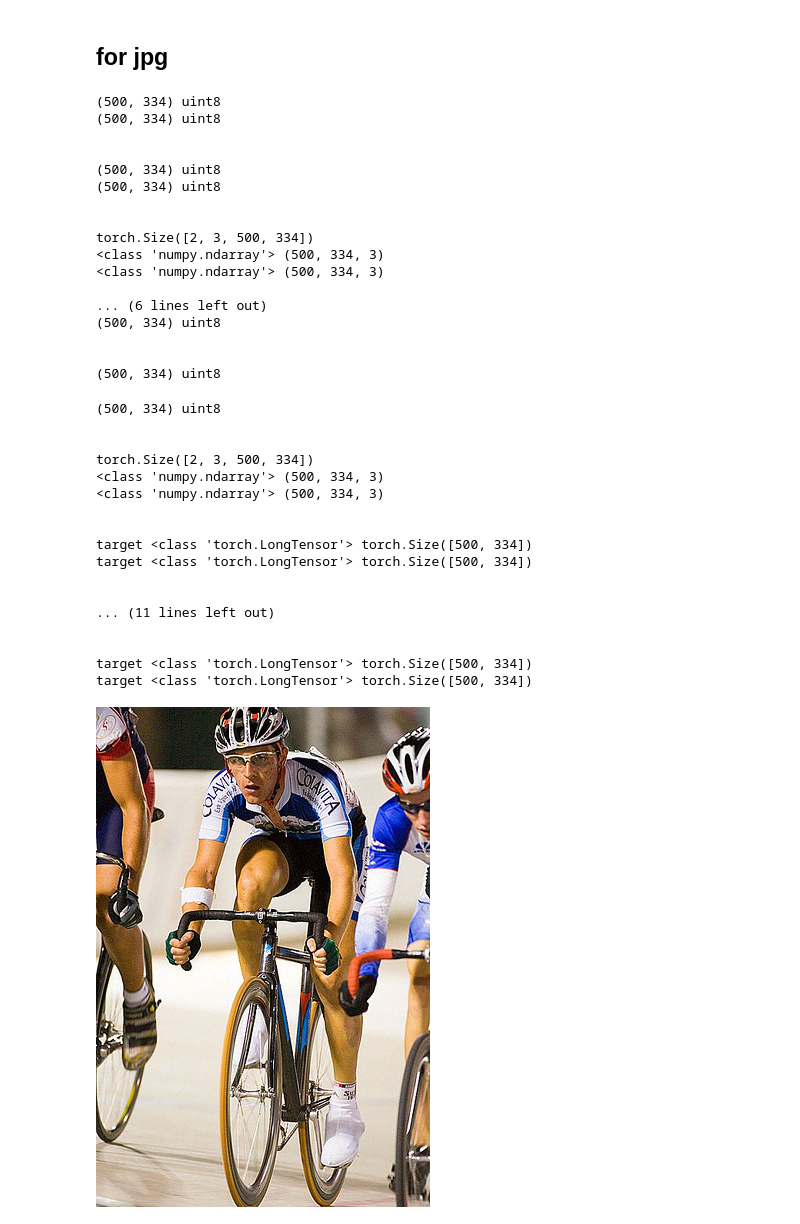
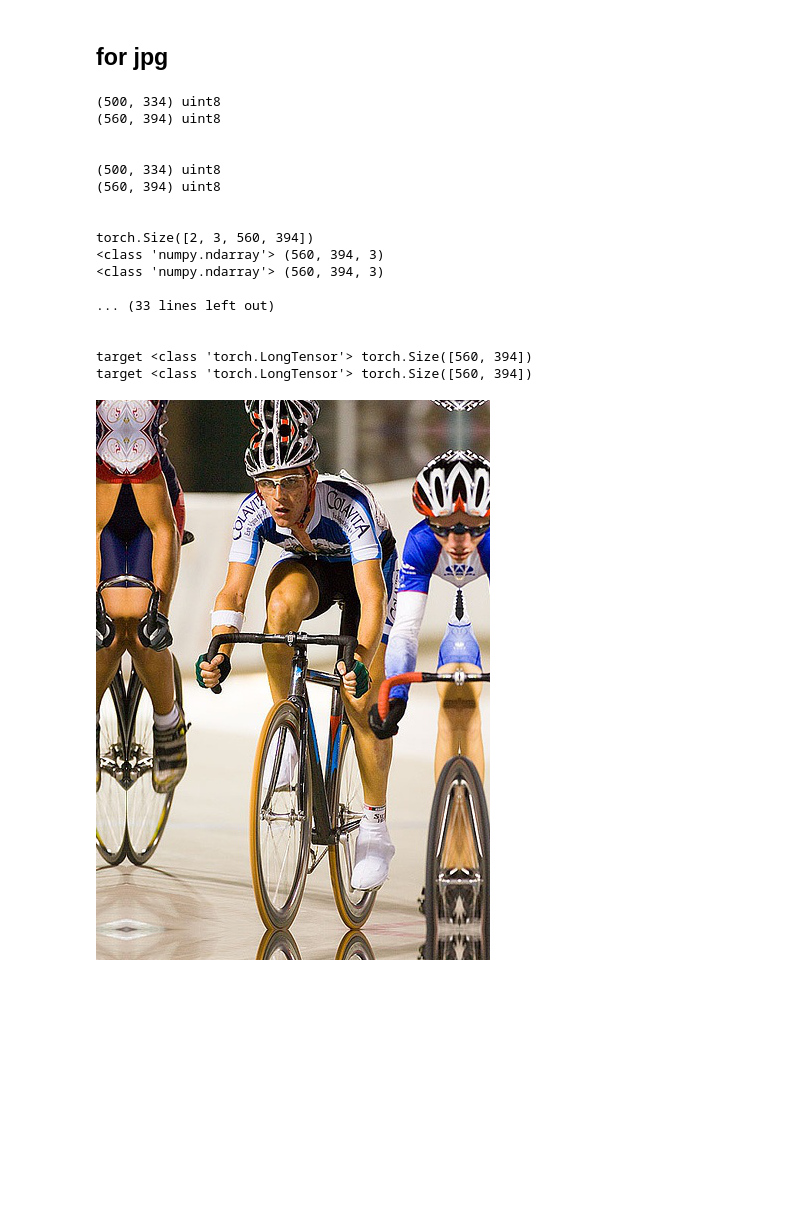
Before and after one commit to AlanMorningLight/torchvision-enhance, a Jupyter notebook: senmatic_segmentation.ipynb, the cells around one changed output. Drawn from its saved outputs; the diff is of its cells as text; code cells hidden in the pictures; blank space fills up the shorter version.

```diff
--- a/senmatic_segmentation.ipynb
+++ b/senmatic_segmentation.ipynb
@@ -35,7 +35,8 @@ transform = transform_multi.SegCompose([
 #     transform_multi.SegRandomFlip(),
 #     transform_multi.SegRandomCrop((300,300)),
 #     transform_multi.SegRandomShift(1, 30, 30),
-      transform_multi.SegRandomNoise(1,8,0,0.0001),
+#       transform_multi.SegRandomNoise(1,8,0,0.0001),
+        transform_multi.SegPad([(30,30),(30,30),(0,0)],"reflect"),
 #       transform_multi.SegGaussianBlur(1),
 #     transform_multi.SegPieceTransfor(1,warp_left_right=10,warp_up_down=10),
     transform_multi.SegToTensor()
@@ -68,59 +69,42 @@ for step, (inputs, targets) in enumerate(trainloader):
         # subplot = int(''.join(str(x) for x in [1, batch_size, idx + 1]))
         print(type(img_ndarr), img_ndarr.shape)
         img = Image.fromarray(img_ndarr)
         target = Image.fromarray(img_ndarr)
         # tifffile.imshow(img_ndarr[:, :, [3, 2, 1]], figure=fig, subplot=subplot)
     # plt.savefig('./sample-data/plot/{}.png'.format(step), bbox_inches='tight')
     print('\n')
     for idx, item in enumerate(targets):
         item = torch.squeeze(item, 0)
 #         img_ndarr = transform_multi.to_ndarray(item)
         # subplot = int(''.join(str(x) for x in [1, batch_size, idx + 1]))
         print('target', type(item), item.shape)
         a = item.numpy()
         img_new = a.astype(np.uint8)
         target = Image.fromarray(img_new)
 #         target = Image.fromarray(item)
         # tifffile.imshow(img_ndarr[:, :, [3, 2, 1]], figure=fig, subplot=subplot)
     # plt.savefig('./sample-data/plot/{}.png'.format(step), bbox_inches='tight')
     print('\n')
 img
 # %% [output]
 (500, 334) uint8
-(500, 334) uint8
+(560, 394) uint8
 
 
 (500, 334) uint8
-(500, 334) uint8
+(560, 394) uint8
 
 
-torch.Size([2, 3, 500, 334])
-<class 'numpy.ndarray'> (500, 334, 3)
-<class 'numpy.ndarray'> (500, 334, 3)
+torch.Size([2, 3, 560, 394])
+<class 'numpy.ndarray'> (560, 394, 3)
+<class 'numpy.ndarray'> (560, 394, 3)
 
-... (6 lines left out)
-(500, 334) uint8
+... (33 lines left out)
 
 
-(500, 334) uint8
+target <class 'torch.LongTensor'> torch.Size([560, 394])
+target <class 'torch.LongTensor'> torch.Size([560, 394])
-(500, 334) uint8
-
-
-torch.Size([2, 3, 500, 334])
-<class 'numpy.ndarray'> (500, 334, 3)
-<class 'numpy.ndarray'> (500, 334, 3)
-
-
-target <class 'torch.LongTensor'> torch.Size([500, 334])
-target <class 'torch.LongTensor'> torch.Size([500, 334])
-
-
-... (11 lines left out)
-
-
-target <class 'torch.LongTensor'> torch.Size([500, 334])
-target <class 'torch.LongTensor'> torch.Size([500, 334])
-[figure, old version]
+[figure, new version]
 # %%
 item.numpy().shape
 # %% [output]
```
Also changed, not shown: parts of 6 cells of this notebook, 2 other files.
